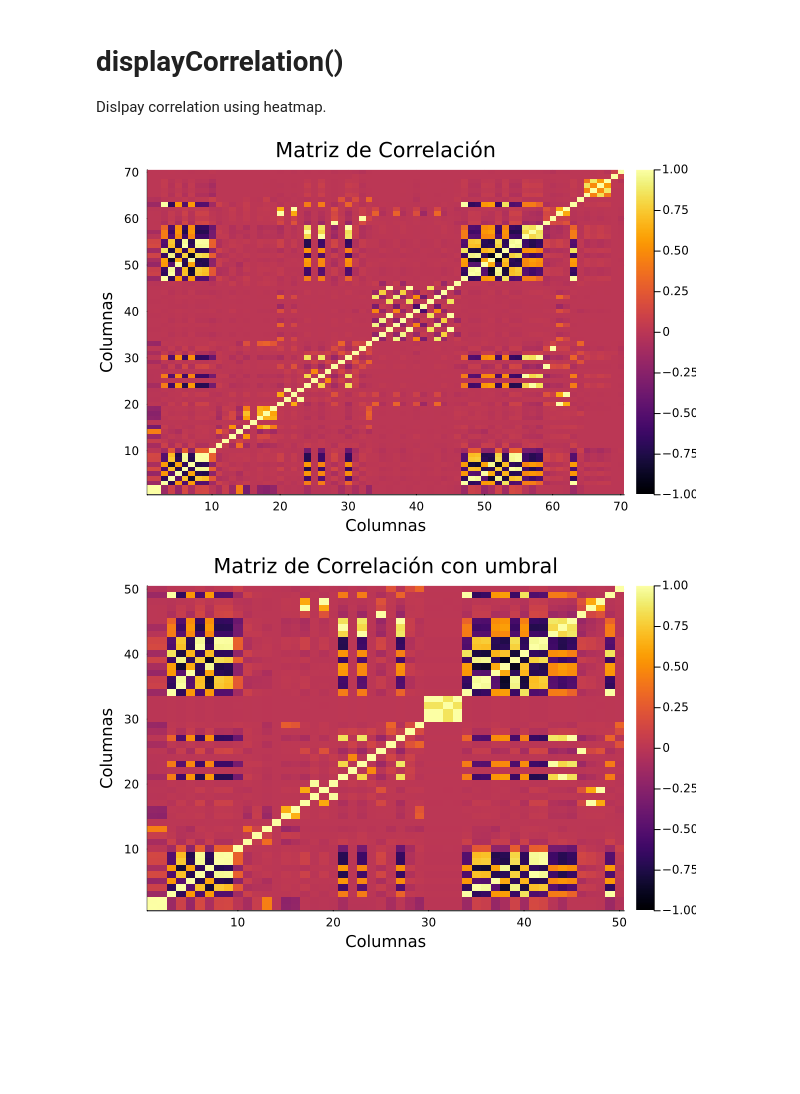
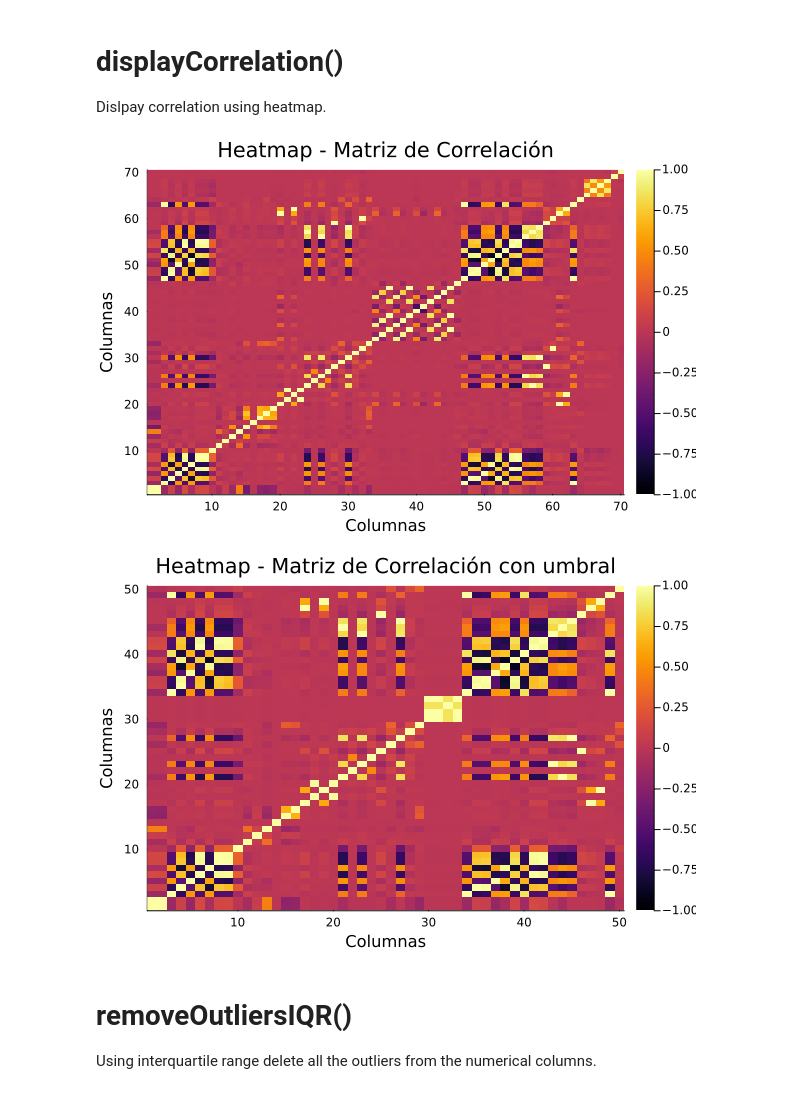
Before and after one commit to camachojua/diplomado-ia, a Jupyter notebook: julia/src/student_submissions/exploratory_data_analysis/cortes_marcos/1.EDA.ipynb, the cells around one changed output. Drawn from its saved outputs; the diff is of its cells as text; code cells hidden in the pictures; blank space fills up the shorter version.

```diff
--- a/julia/src/student_submissions/exploratory_data_analysis/cortes_marcos/1.EDA.ipynb
+++ b/julia/src/student_submissions/exploratory_data_analysis/cortes_marcos/1.EDA.ipynb
@@ -261,22 +261,30 @@ cmbt_thd[1:10, 1:10] = [1.0 0.9993450094378044 -0.16222238751806053 0.0887829211
 
 Dislpay correlation using heatmap.
 # %%
-heatmap(cmbt,
-        title="Matriz de Correlación",
+heatmap_plot = heatmap(cmbt,
+        title="Heatmap - Matriz de Correlación",
         xlabel="Columnas",
         ylabel="Columnas",
         color=:blues,
         clims=(-1, 1),  # Establecer límites de color para el rango de -1 a 1
         c=:auto)  # Escala automática de colores
+
+        display(heatmap_plot)
 # %% [output]
-[figure, old version]
+[figure, new version]
 # %%
-heatmap(cmbt_thd,
-title="Matriz de Correlación con umbral",
+heatmap_plot2 = heatmap(cmbt_thd,
+title="Heatmap - Matriz de Correlación con umbral",
 xlabel="Columnas",
 ylabel="Columnas",
 color=:blues,
 clims=(-1, 1),  # Establecer límites de color para el rango de -1 a 1
 c=:auto)  # Escala automática de colores
+
+display(heatmap_plot2)
 # %% [output]
-[figure, old version]
+[figure, new version]
+# %% [markdown]
+# removeOutliersIQR()
+
+Using interquartile range delete all the outliers from the numerical columns.
```
